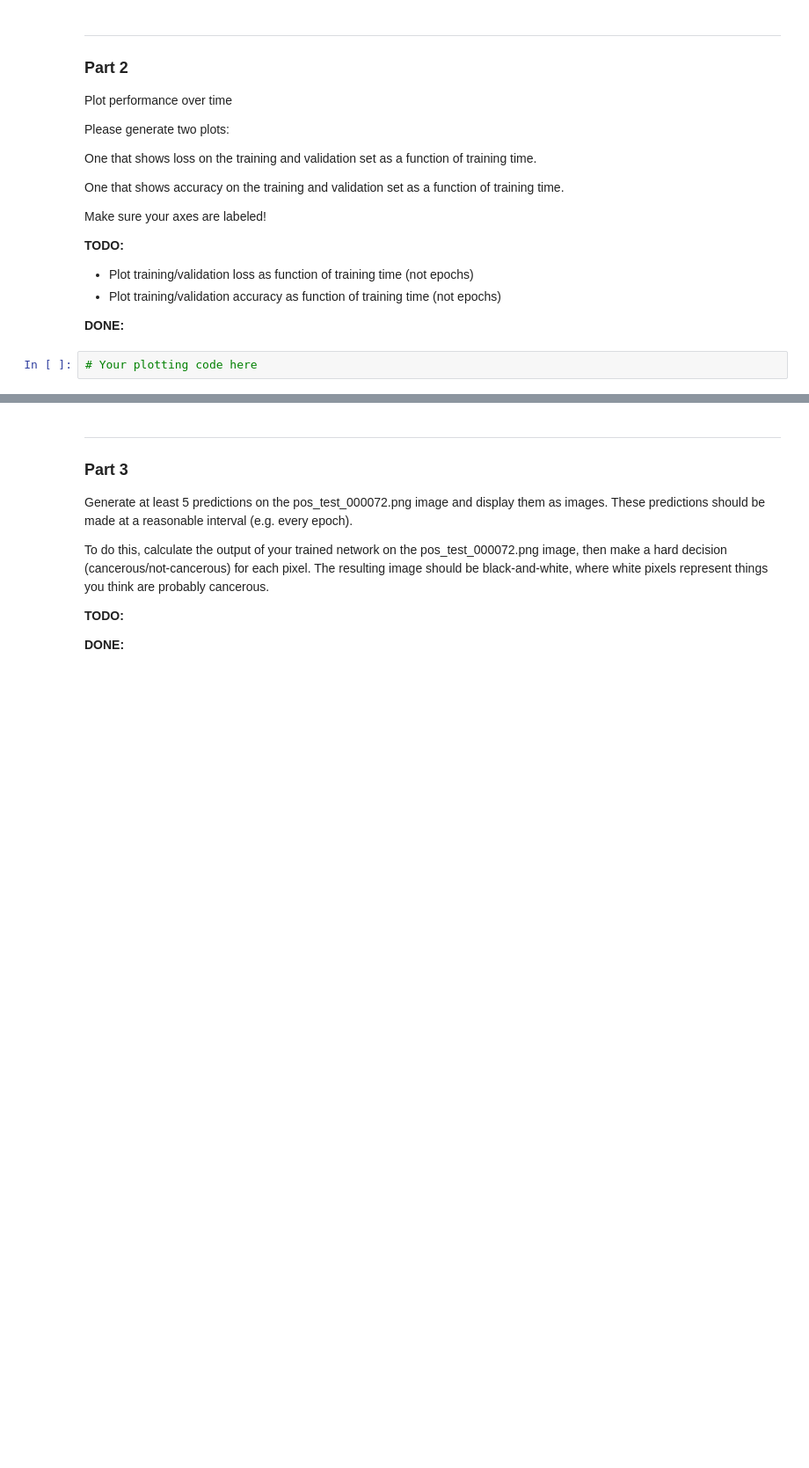
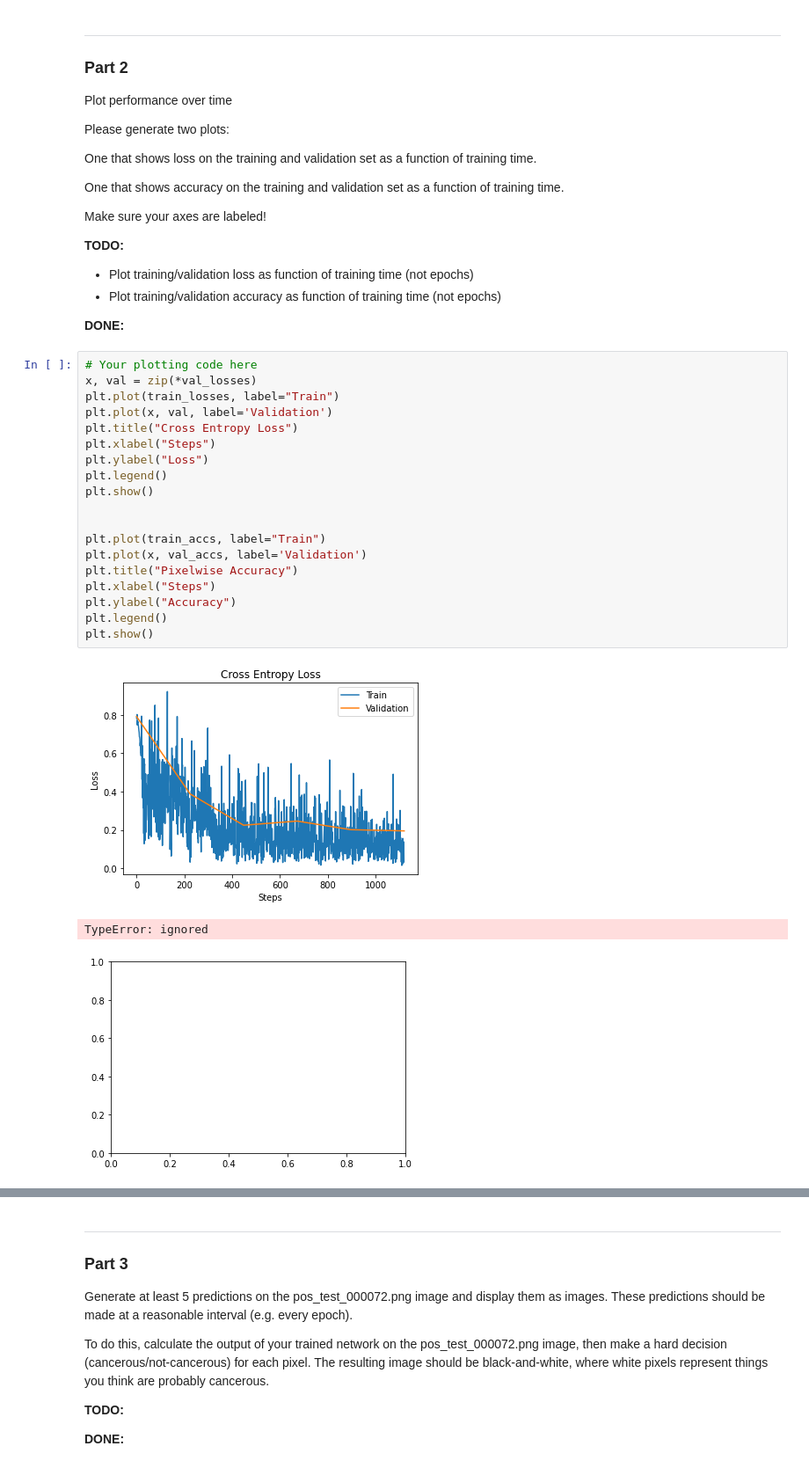
Before and after one commit to joseph-buck/cs474, a Jupyter notebook: lab-notebooks/DL_Lab4_work.ipynb, the cells around one changed output, grey strips where cells are left out. Shown: that part at 88% size. Saved outputs shown, nothing was run; the diff lists cells and outputs as text; blank space fills up the shorter version.

```diff
--- a/lab-notebooks/DL_Lab4_work.ipynb
+++ b/lab-notebooks/DL_Lab4_work.ipynb
@@ -357,8 +381,29 @@ Please generate two plots:
 * Plot training/validation accuracy as function of training time (not epochs)
 
 **DONE:**
-# %%
-# Your plotting code here
+# %%
+# Your plotting code here
+x, val = zip(*val_losses)
+plt.plot(train_losses, label="Train")
+plt.plot(x, val, label='Validation')
+plt.title("Cross Entropy Loss")
+plt.xlabel("Steps")
+plt.ylabel("Loss")
+plt.legend()
+plt.show()
+
+
+plt.plot(train_accs, label="Train")
+plt.plot(x, val_accs, label='Validation')
+plt.title("Pixelwise Accuracy")
+plt.xlabel("Steps")
+plt.ylabel("Accuracy")
+plt.legend()
+plt.show()
+# %% [output]
+[figure, added]
+TypeError: ignored
+[figure, added]
 # %% [markdown]
 **NOTE:**
 
```
Also changed, not shown: parts of 8 cells of this notebook.
